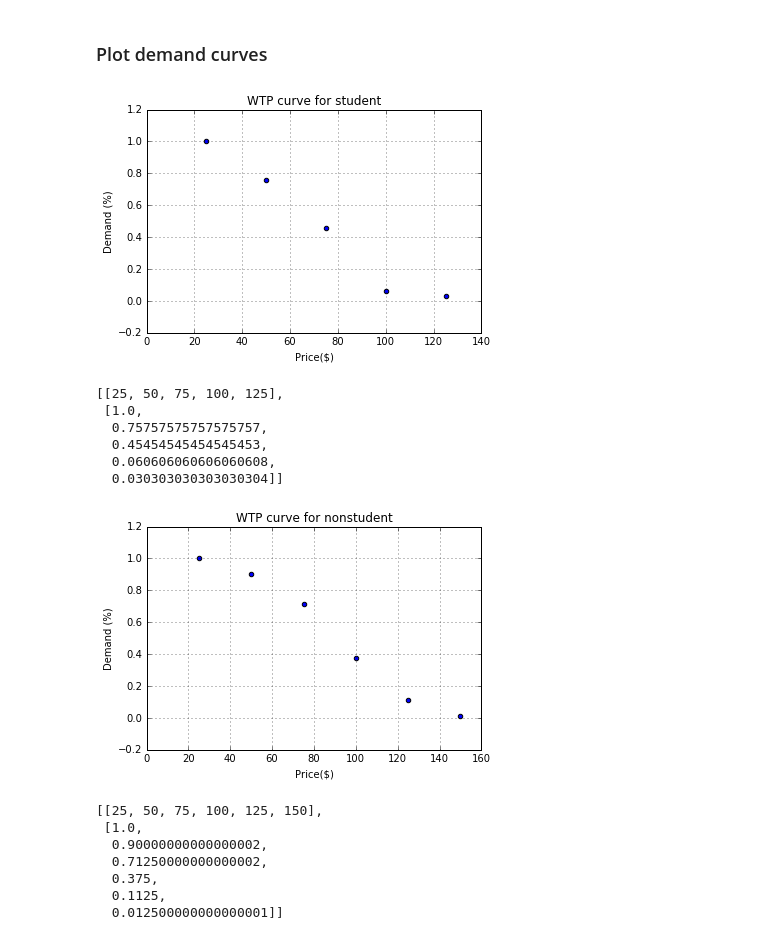
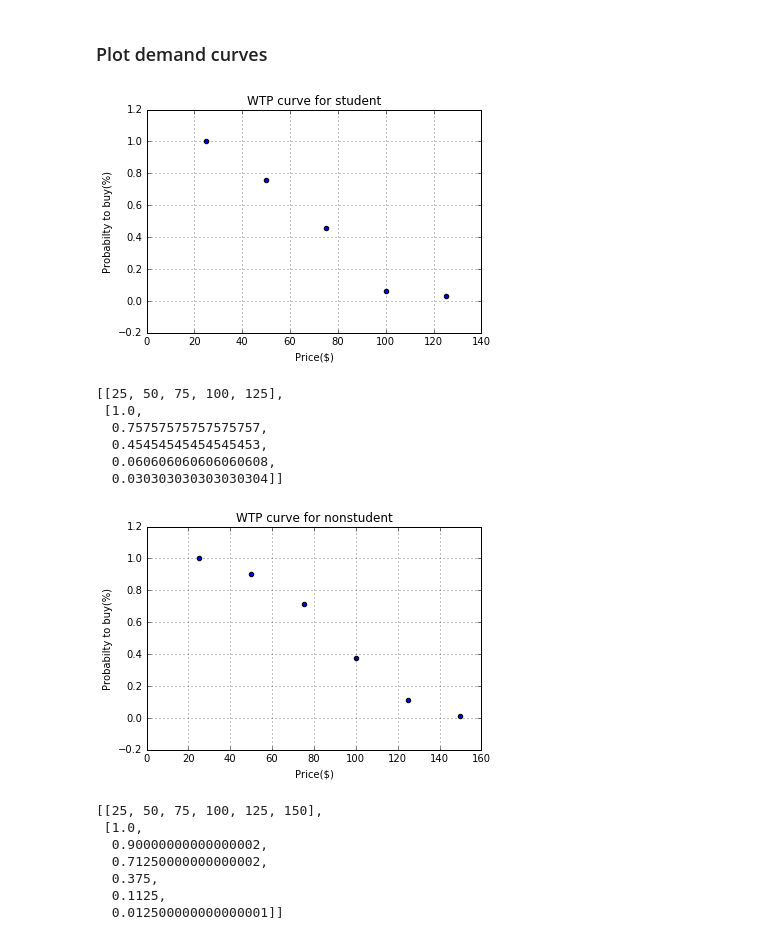
Before and after one commit to JessieJingxuGao/Mini-Projects-in-Revenue-Management, a Jupyter notebook: NYHC/hw4.ipynb, the cells around one changed output. Saved outputs shown, nothing was run; the diff lists cells and outputs as text; code cells hidden in the pictures.

```diff
--- a/NYHC/hw4.ipynb
+++ b/NYHC/hw4.ipynb
@@ -117,41 +119,42 @@ def demand_scatter_plot(demand_scatter_data,plot_name):
 
     # use dictionary to find unique values in the data
     # - if price is not always integer, we should compare data points and all bin_edges and see where to put that points
     unique={}
     for item in data:
         if item in unique:
             unique[item] += 1
         else: unique[item] = 1
 
     # use dictionary to query
     dict={}
     for i in range(len(reserved_cdf_full)):
         dict[bin_edges[i]] = reserved_cdf_full[i]
 
     x_data=[]
     y_data=[]
     for item in dict:
         if item in data:
             x_data.append(item)
             y_data.append(dict[item] )
 
-    # scatter plot
-    plt.scatter(x_data,y_data)
-    plt.title(plot_name)
-    plt.xlabel('Price($)')
-    plt.ylabel('Demand (%)')
-    plt.grid(True)
-    plt.show()
+    if __name__ == '__main__' :
+        # scatter plot
+        plt.scatter(x_data,y_data)
+        plt.title(plot_name)
+        plt.xlabel('Price($)')
+        plt.ylabel('Probabilty to buy(%)')
+        plt.grid(True)
+        plt.show()
 
     result=[]
     result.append(x_data)
     result.append(y_data)
     return result
 
 
 demand_scatter_plot(wtp_student,'WTP curve for student')
 # %% [output]
-[figure, old version]
+[figure, new version]
 [[25, 50, 75, 100, 125],
  [1.0,
   0.75757575757575757,
@@ -161,7 +164,7 @@ demand_scatter_plot(wtp_student,'WTP curve for student')
 # %%
 demand_scatter_plot(wtp_nonstudent,'WTP curve for nonstudent')
 # %% [output]
-[figure, old version]
+[figure, new version]
 [[25, 50, 75, 100, 125, 150],
  [1.0,
   0.90000000000000002,
```
Also changed, not shown: parts of 15 cells of this notebook.
